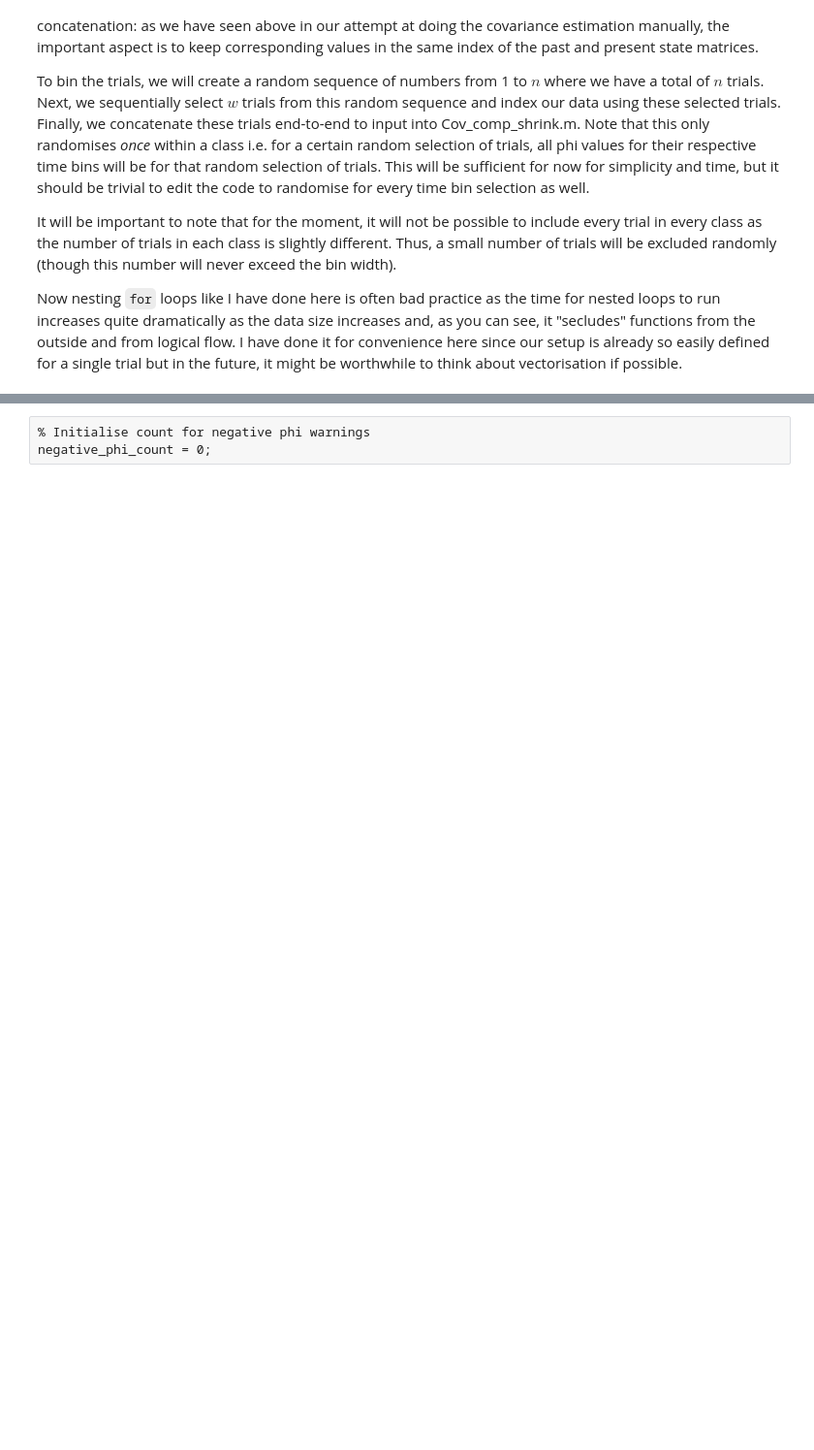
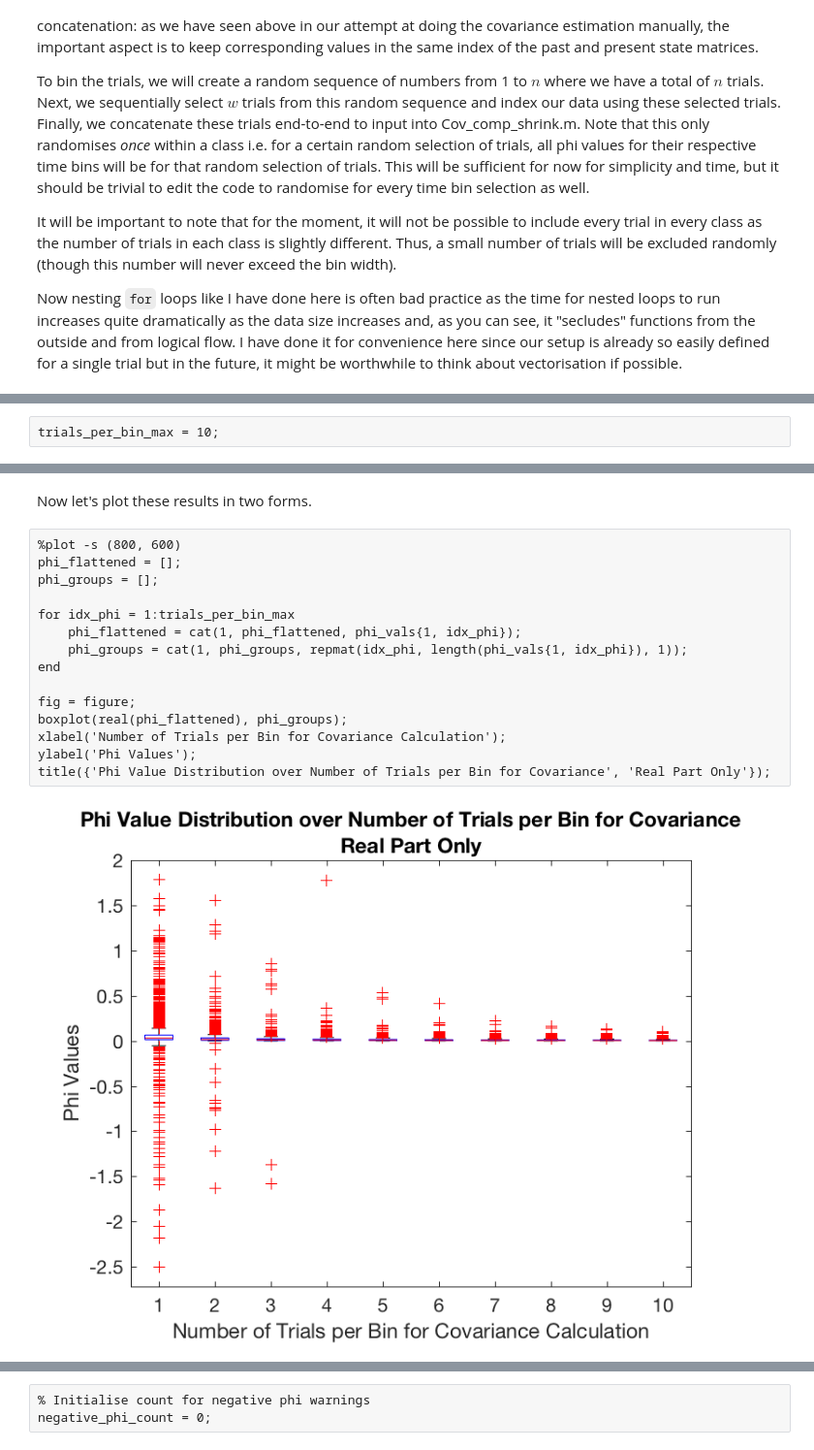
Before and after one commit to wjmn/phi_demo, a Jupyter notebook: phi_star/DEMO_Phi_Calculations.ipynb, the cells around one changed output, grey strips where cells are left out. Shown: that part at 97% size. Cells and saved outputs as stored; diff of their text form; blank space fills up the shorter version.

```diff
--- a/phi_star/DEMO_Phi_Calculations.ipynb
+++ b/phi_star/DEMO_Phi_Calculations.ipynb
@@ -231,0 +226,2 @@ Ideally, we'd find an optimal bin width that would give no warnings but still be
+# %%
+trials_per_bin_max = 10;
@@ -231,0 +267,19 @@ Ideally, we'd find an optimal bin width that would give no warnings but still be
+# %% [markdown]
+Now let's plot these results in two forms.
+# %%
+%plot -s (800, 600)
+phi_flattened = [];
+phi_groups = [];
+
+for idx_phi = 1:trials_per_bin_max
+    phi_flattened = cat(1, phi_flattened, phi_vals{1, idx_phi});
+    phi_groups = cat(1, phi_groups, repmat(idx_phi, length(phi_vals{1, idx_phi}), 1));
+end
+
+fig = figure;
+boxplot(real(phi_flattened), phi_groups);
+xlabel('Number of Trials per Bin for Covariance Calculation');
+ylabel('Phi Values');
+title({'Phi Value Distribution over Number of Trials per Bin for Covariance', 'Real Part Only'});
+# %% [output]
+[figure, added]
```
Also changed, not shown: parts of 24 cells of this notebook, 20 other files.
